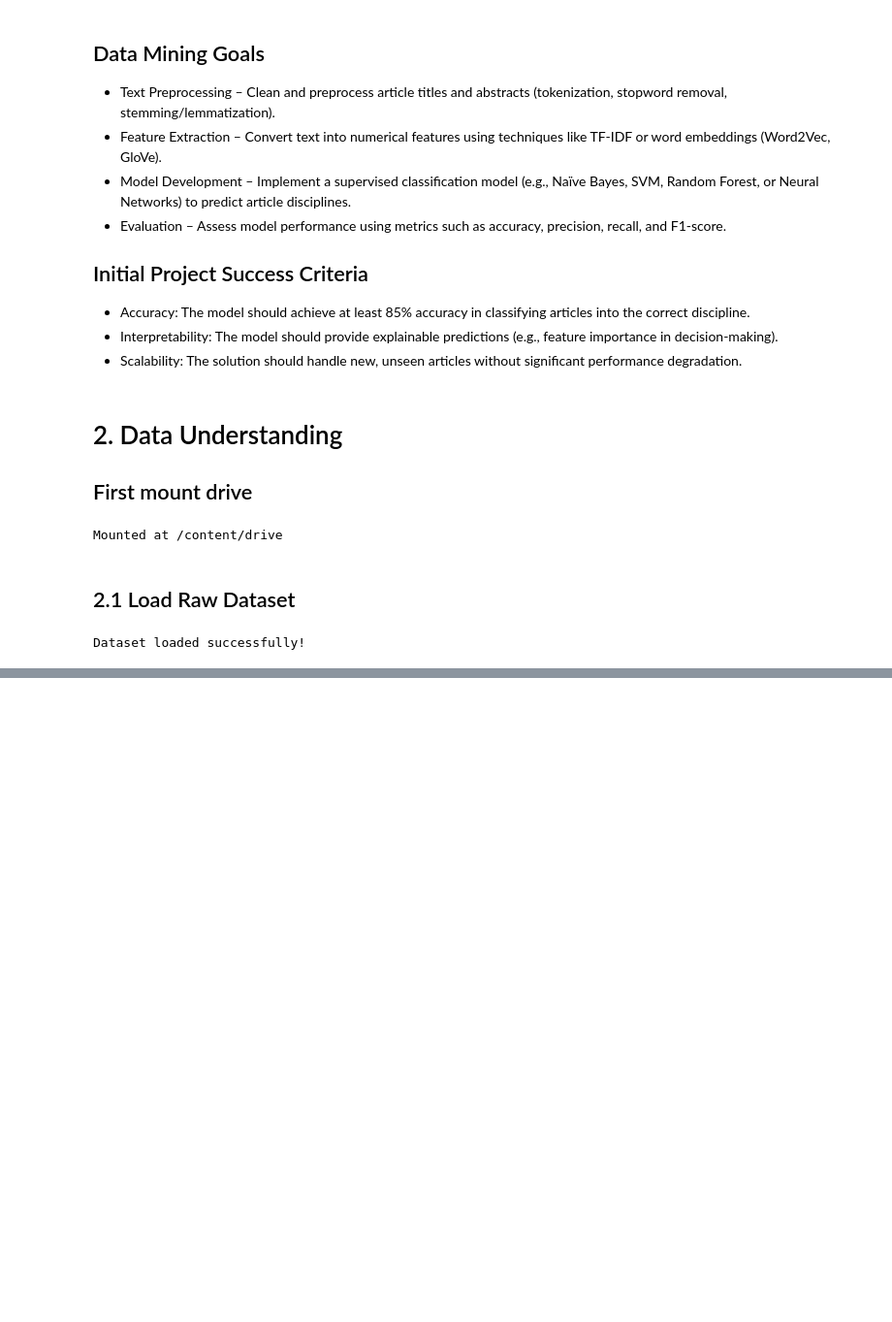
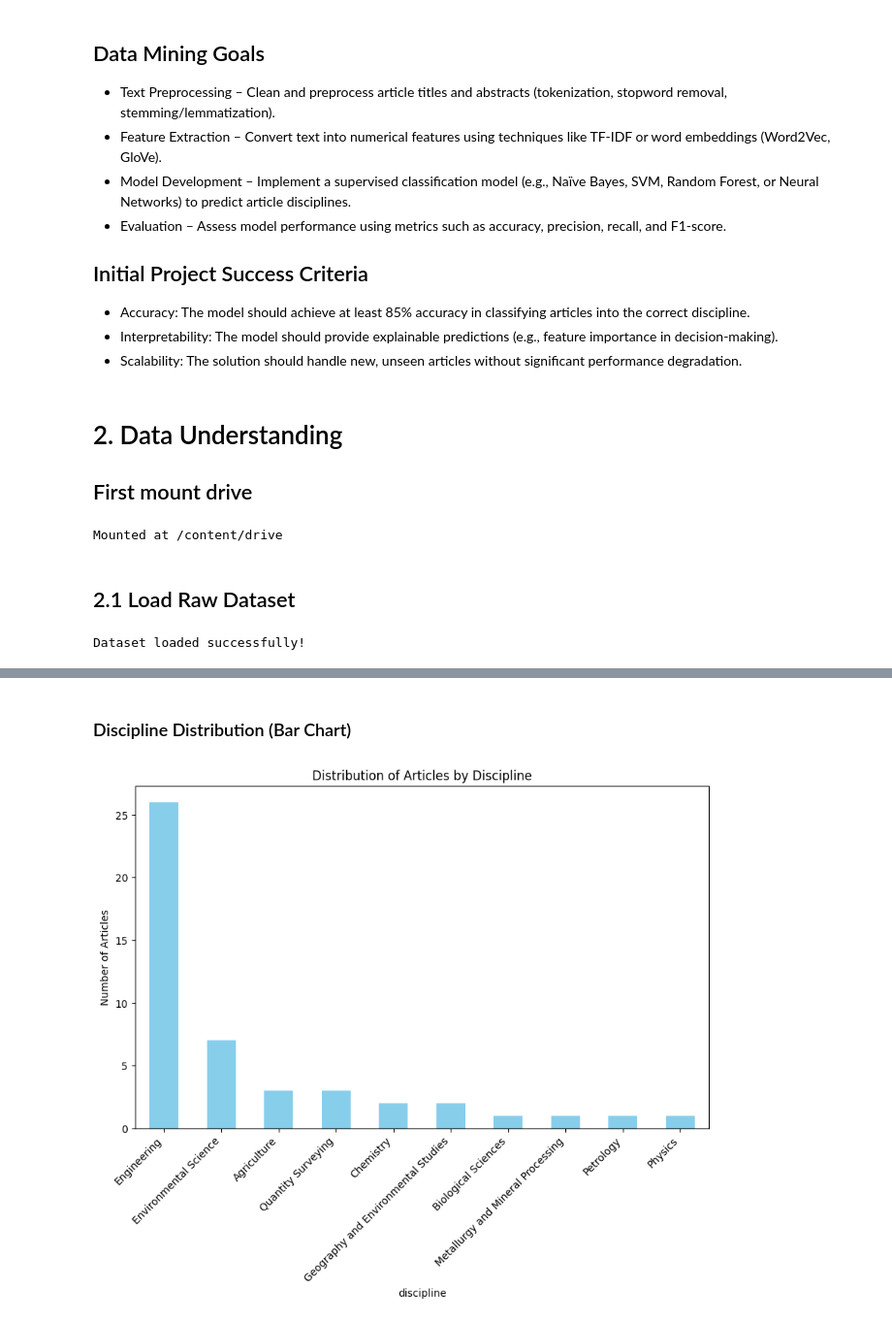
Before and after one commit to Alpha-Male-Dennis/4792_Data-Mining-Group-18, a Jupyter notebook: CSC_4792_Project_G18.ipynb, the cells around one changed output, grey strips where cells are left out. Shown: that part at 97% size. Drawn from its saved outputs; the diff is of its cells as text; code cells hidden in the pictures; blank space fills up the shorter version.

```diff
--- a/CSC_4792_Project_G18.ipynb
+++ b/CSC_4792_Project_G18.ipynb
@@ -53,0 +112,15 @@ Dataset loaded successfully!
+# %% [markdown]
+### Discipline Distribution (Bar Chart)
+# %%
+import matplotlib.pyplot as plt
+
+# Plot distribution of disciplines
+plt.figure(figsize=(10, 6))
+df['discipline'].value_counts().plot(kind='bar', color='skyblue')
+plt.title('Distribution of Articles by Discipline')
+plt.xlabel('discipline')
+plt.ylabel('Number of Articles')
+plt.xticks(rotation=45, ha='right')
+plt.show()
+# %% [output]
+[figure, added]
```
Also changed, not shown: parts of 2 cells of this notebook.
